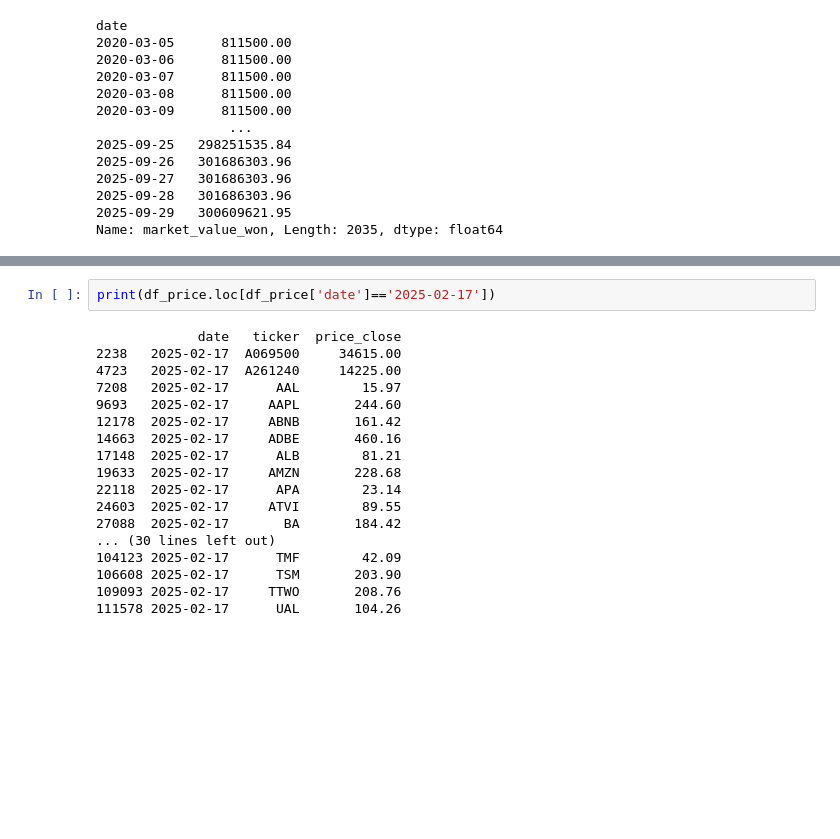
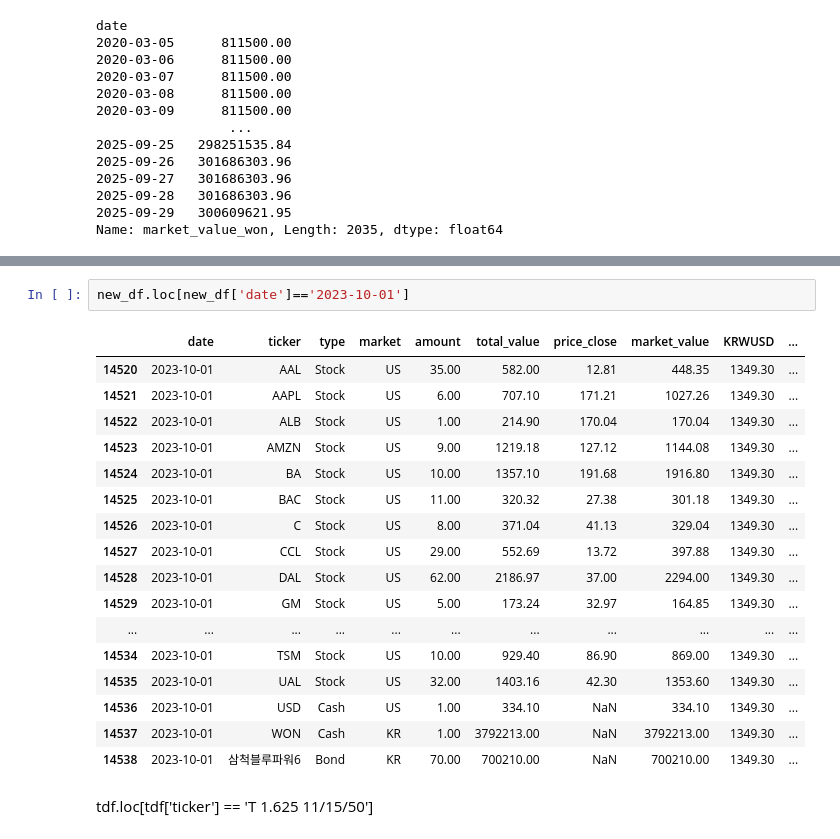
Before and after one commit to hellojun12/Investing-Tracker, a Jupyter notebook: test.ipynb, the cells around one changed output, grey strips where cells are left out. Drawn from its saved outputs; the diff is of its cells as text; blank space fills up the shorter version.

```diff
--- a/test.ipynb
+++ b/test.ipynb
@@ -187,20 +230,22 @@ Name: market_value_won, Length: 2035, dtype: float64
-# %%
-print(df_price.loc[df_price['date']=='2025-02-17'])
-# %% [output]
-             date   ticker  price_close
-2238   2025-02-17  A069500     34615.00
-4723   2025-02-17  A261240     14225.00
-7208   2025-02-17      AAL        15.97
-9693   2025-02-17     AAPL       244.60
-12178  2025-02-17     ABNB       161.42
-14663  2025-02-17     ADBE       460.16
-17148  2025-02-17      ALB        81.21
-19633  2025-02-17     AMZN       228.68
-22118  2025-02-17      APA        23.14
-24603  2025-02-17     ATVI        89.55
-27088  2025-02-17       BA       184.42
-... (30 lines left out)
-104123 2025-02-17      TMF        42.09
-106608 2025-02-17      TSM       203.90
-109093 2025-02-17     TTWO       208.76
-111578 2025-02-17      UAL       104.26
+# %%
+new_df.loc[new_df['date']=='2023-10-01']
+# %% [output]
+|  | date | ticker | type | market | amount | total_value | price_close | market_value | KRWUSD | ... |
+| 14520 | 2023-10-01 | AAL | Stock | US | 35.00 | 582.00 | 12.81 | 448.35 | 1349.30 | ... |
+| 14521 | 2023-10-01 | AAPL | Stock | US | 6.00 | 707.10 | 171.21 | 1027.26 | 1349.30 | ... |
+| 14522 | 2023-10-01 | ALB | Stock | US | 1.00 | 214.90 | 170.04 | 170.04 | 1349.30 | ... |
+| 14523 | 2023-10-01 | AMZN | Stock | US | 9.00 | 1219.18 | 127.12 | 1144.08 | 1349.30 | ... |
+| 14524 | 2023-10-01 | BA | Stock | US | 10.00 | 1357.10 | 191.68 | 1916.80 | 1349.30 | ... |
+| 14525 | 2023-10-01 | BAC | Stock | US | 11.00 | 320.32 | 27.38 | 301.18 | 1349.30 | ... |
+| 14526 | 2023-10-01 | C | Stock | US | 8.00 | 371.04 | 41.13 | 329.04 | 1349.30 | ... |
+| 14527 | 2023-10-01 | CCL | Stock | US | 29.00 | 552.69 | 13.72 | 397.88 | 1349.30 | ... |
+| 14528 | 2023-10-01 | DAL | Stock | US | 62.00 | 2186.97 | 37.00 | 2294.00 | 1349.30 | ... |
+| 14529 | 2023-10-01 | GM | Stock | US | 5.00 | 173.24 | 32.97 | 164.85 | 1349.30 | ... |
+| ... | ... | ... | ... | ... | ... | ... | ... | ... | ... | ... |
+| 14534 | 2023-10-01 | TSM | Stock | US | 10.00 | 929.40 | 86.90 | 869.00 | 1349.30 | ... |
+| 14535 | 2023-10-01 | UAL | Stock | US | 32.00 | 1403.16 | 42.30 | 1353.60 | 1349.30 | ... |
+| 14536 | 2023-10-01 | USD | Cash | US | 1.00 | 334.10 | NaN | 334.10 | 1349.30 | ... |
+| 14537 | 2023-10-01 | WON | Cash | KR | 1.00 | 3792213.00 | NaN | 3792213.00 | 1349.30 | ... |
+| 14538 | 2023-10-01 | 삼척블루파워6 | Bond | KR | 70.00 | 700210.00 | NaN | 700210.00 | 1349.30 | ... |
+# %% [markdown]
+tdf.loc[tdf['ticker'] == 'T 1.625 11/15/50']
```
Also changed, not shown: parts of 7 cells of this notebook, 3 other files.
